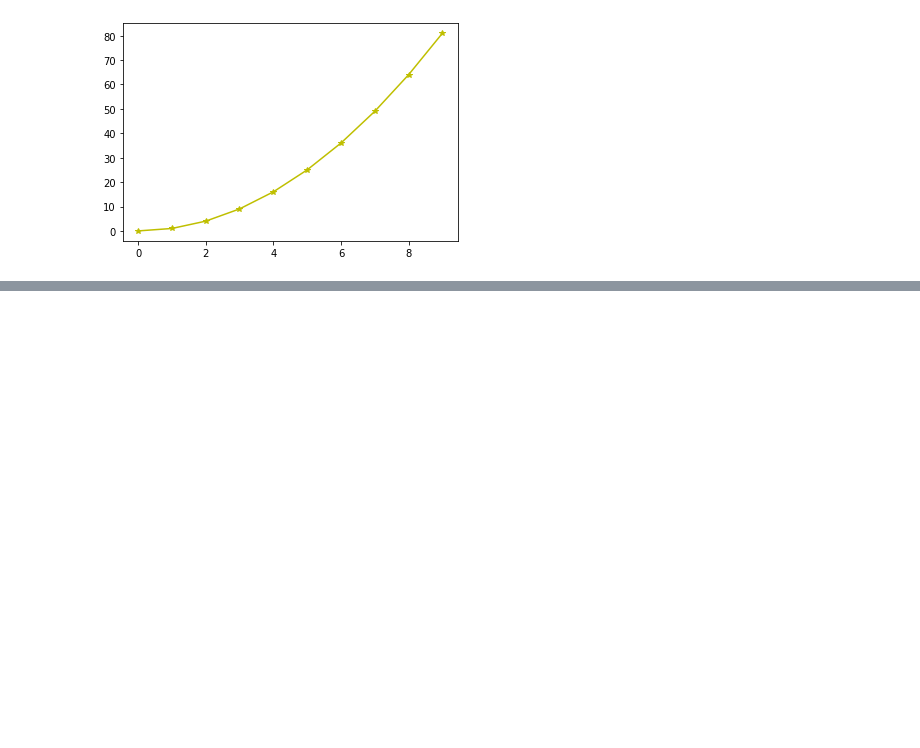
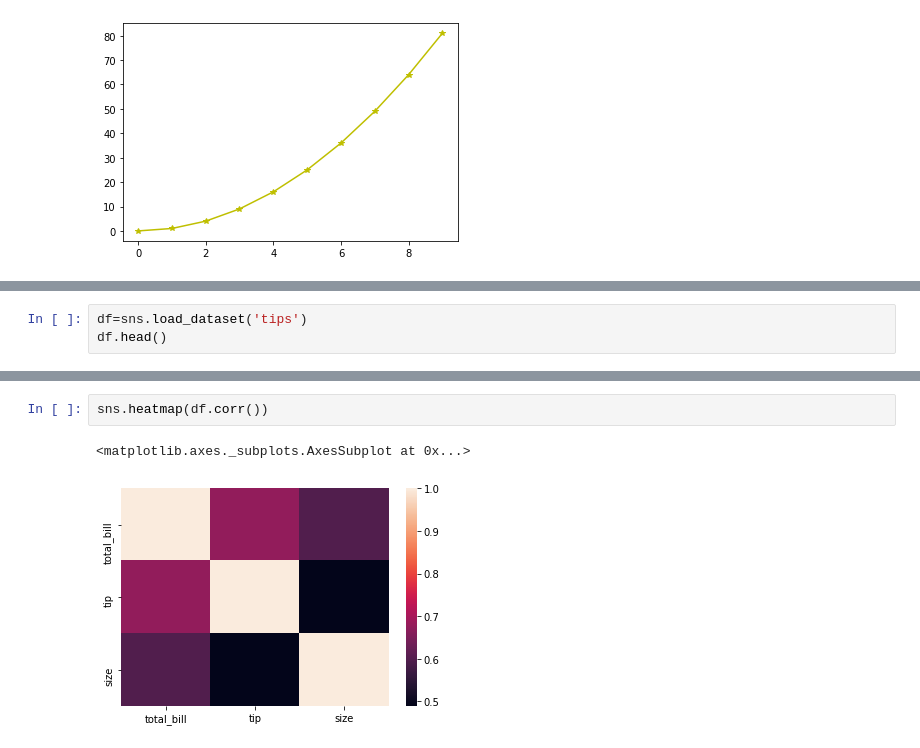
Before and after one commit to ashwinchelsea14/pythonlib, a Jupyter notebook: pythonlib.ipynb, the cells around one changed output, grey strips where cells are left out. Cells and saved outputs as stored; diff of their text form; blank space fills up the shorter version.

```diff
--- a/pythonlib.ipynb
+++ b/pythonlib.ipynb
@@ -141,0 +144,3 @@ plt.plot(x,y,'y*-')
+# %%
+df=sns.load_dataset('tips')
+df.head()
@@ -141,0 +164,5 @@ plt.plot(x,y,'y*-')
+# %%
+sns.heatmap(df.corr())
+# %% [output]
+<matplotlib.axes._subplots.AxesSubplot at 0x...>
+[figure, added]
```
Also changed, not shown: parts of 15 cells of this notebook.
